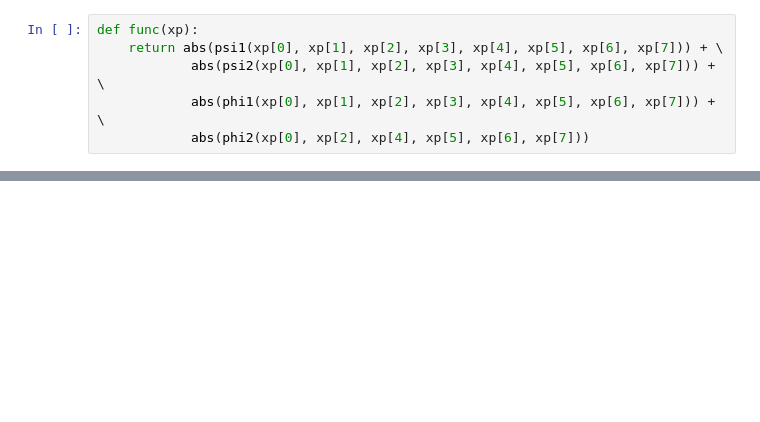
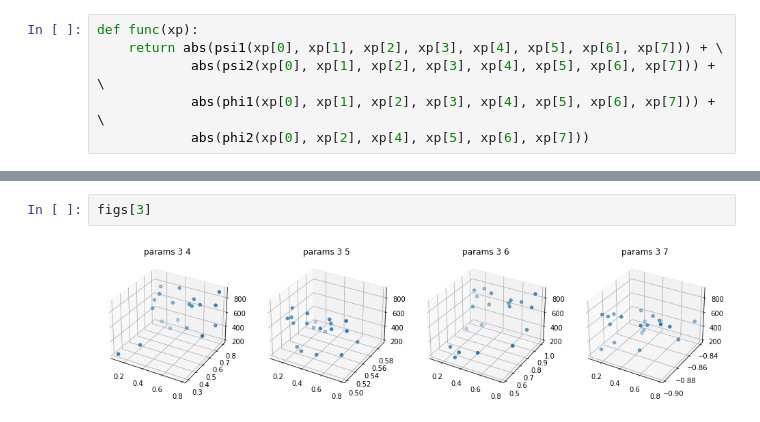
Before and after one commit to ange1a-j14/qbsys, a Jupyter notebook: MainCode.ipynb, the cells around one changed output, grey strips where cells are left out. Drawn from its saved outputs; the diff is of its cells as text; blank space fills up the shorter version.

```diff
--- a/MainCode.ipynb
+++ b/MainCode.ipynb
@@ -122,0 +222,4 @@ ValueError: math domain error
+# %%
+figs[3]
+# %% [output]
+[figure, added]
```
Also changed, not shown: parts of 17 cells of this notebook, 1 other file.
